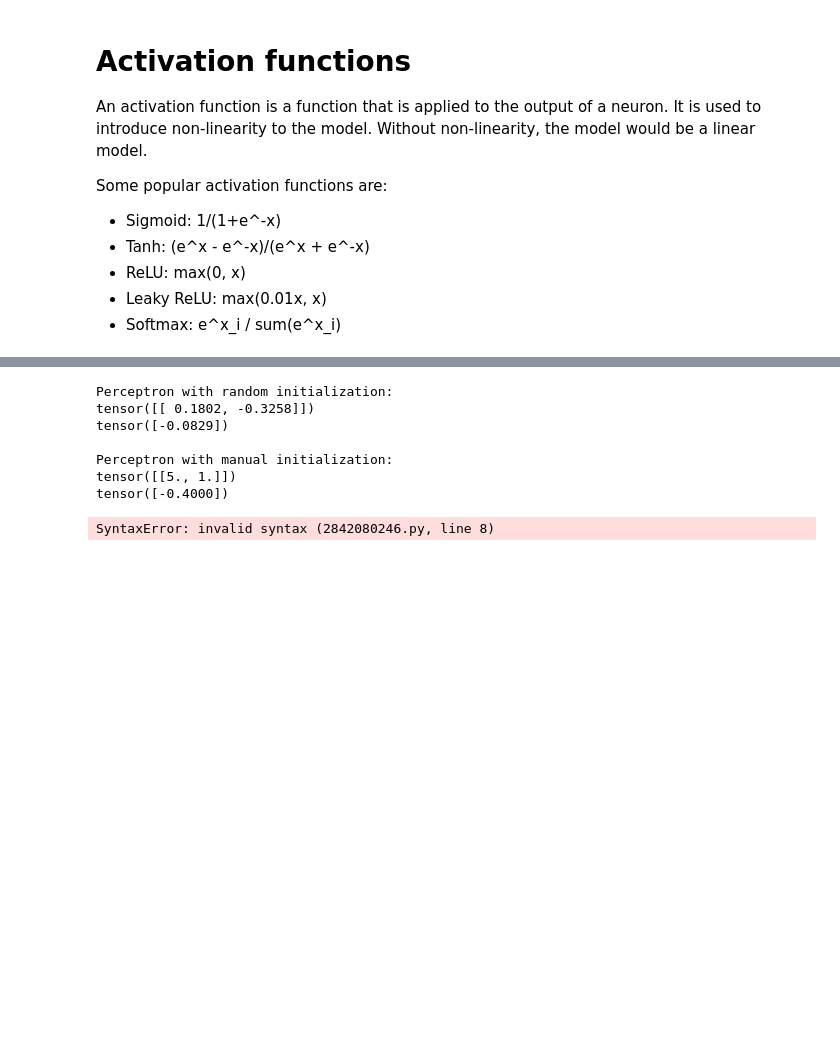
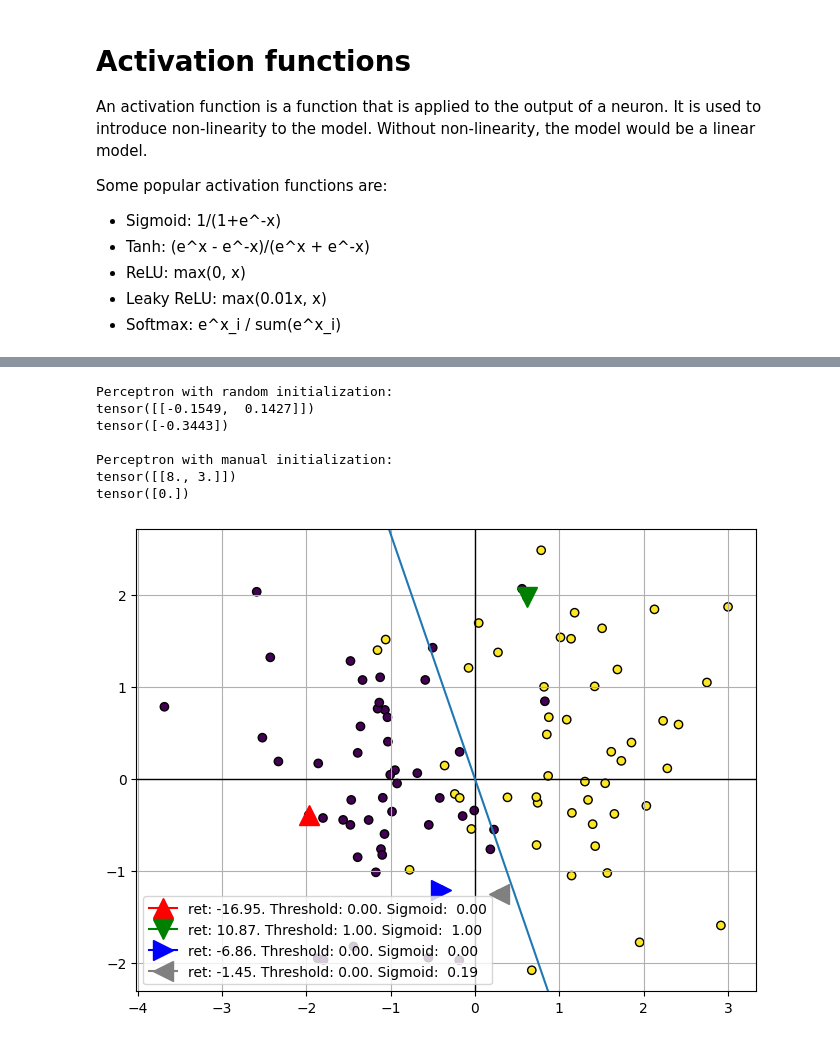
Before and after one commit to danielgaio/python-ia-study, a Jupyter notebook: alura/deep_learning_with_pytorch/redes_neurais_deep_learning_com_pytorch/pytorch_deep_learning.ipynb, the cells around one changed output, grey strips where cells are left out. Saved outputs shown, nothing was run; the diff lists cells and outputs as text; code cells hidden in the pictures; blank space fills up the shorter version.

```diff
--- a/alura/deep_learning_with_pytorch/redes_neurais_deep_learning_com_pytorch/pytorch_deep_learning.ipynb
+++ b/alura/deep_learning_with_pytorch/redes_neurais_deep_learning_com_pytorch/pytorch_deep_learning.ipynb
@@ -570,38 +605,52 @@ print(perceptron2.weight.data)
 print(perceptron2.bias.data, '\n')
 
 # manually setting weight and bias
-perceptron2.weight = nn.Parameter(torch.Tensor([[5, 1]]))
-perceptron2.bias = nn.Parameter(torch.Tensor([-0.4]))
+perceptron2.weight = nn.Parameter(torch.Tensor([[w1, w2]]))
+perceptron2.bias = nn.Parameter(torch.Tensor([b]))
 
 print('Perceptron with manual initialization:')
 print(perceptron2.weight.data)
 print(perceptron2.bias.data)
 # %% [output]
 Perceptron with random initialization:
-tensor([[ 0.1802, -0.3258]])
-tensor([-0.0829])
+tensor([[-0.1549,  0.1427]])
+tensor([-0.3443])
 
 Perceptron with manual initialization:
-tensor([[5., 1.]])
-tensor([-0.4000])
+tensor([[8., 3.]])
+tensor([0.])
 # %%
 # creating a list of markers and colors
 markers = ['^', 'v', '>', '<']
 colors = ['r', 'g', 'b', 'gray']
 
 plt.figure(figsize=(8, 6))
+plot_model2(w1, w2, b)
+
+# uncomment according to the set of points you want to see
+# points = [17, 21, 43, 66]
+points = [1, 2, 3, 4]
 
 # let's use the perceptron for some points
-for k, i, in enumerate([17, 21, 43, 66])
-    x = torch.Tensor(X[i])
+for i, element, in enumerate(points):
+    x = torch.Tensor(X[element])
 
     ret = perceptron2(x)
     activation = sigmoid(ret)  # activating perceptron's output
+    # other options are:
+    # nn.ReLU()
+    # nn.Tanh()
 
     activation_threshold = 0 if ret.data < 0 else 1
 
-    label = f"ret: {ret.data.numpy()[0]:5.2f}. Threshold: {activation_threshold:4.2f}. Sigmoid: {activation.data.numpy()[]:5.2f}"
+    label = f"ret: {ret.data.numpy()[0]:5.2f}. Threshold: {activation_threshold:4.2f}. Sigmoid: {activation.data.numpy()[0]:5.2f}"
 
-    plt.plot(X[0], X[1], marker=markers[k], color=colors[k])
+    plt.plot(x[0], x[1], marker=markers[i], color=colors[i], label=label, markersize=15)
+
+plt.legend()
+plt.show()
+# the limiar function doesn't indicate if the point is far or near the boundary line,
+# while the sigmoid does indicate that. Around 0.5 is near the boundary line.
+# Near the line is the confusion zone, where the perceptron is not sure about the class.
 # %% [output]
-SyntaxError: invalid syntax (2842080246.py, line 8)
+[figure, added]
```
Also changed, not shown: parts of 16 cells of this notebook.
